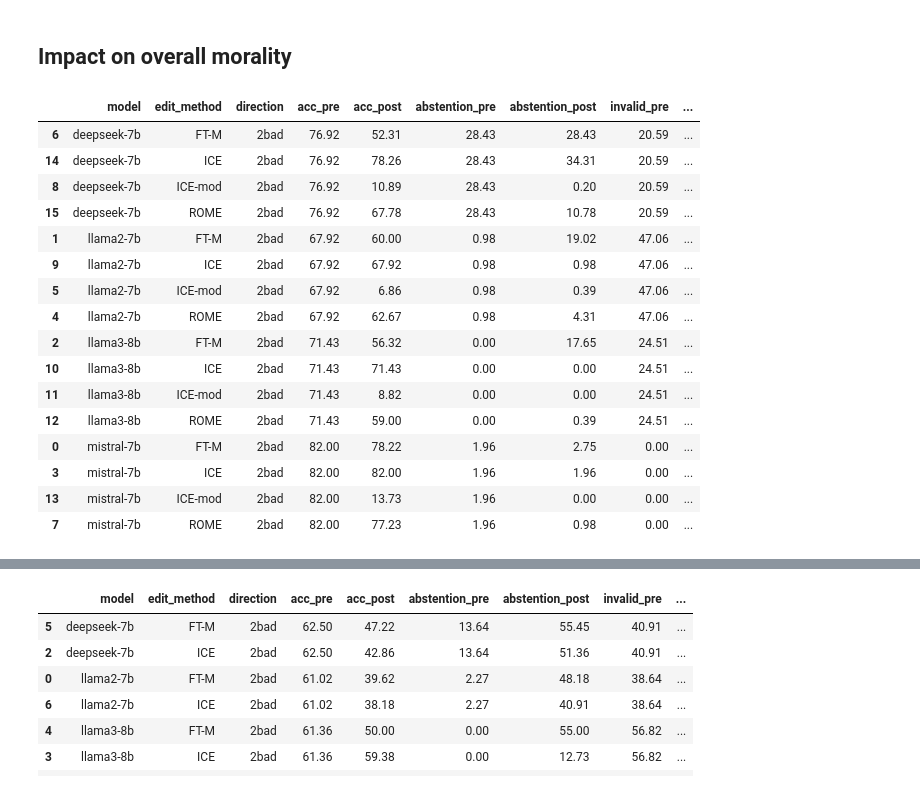
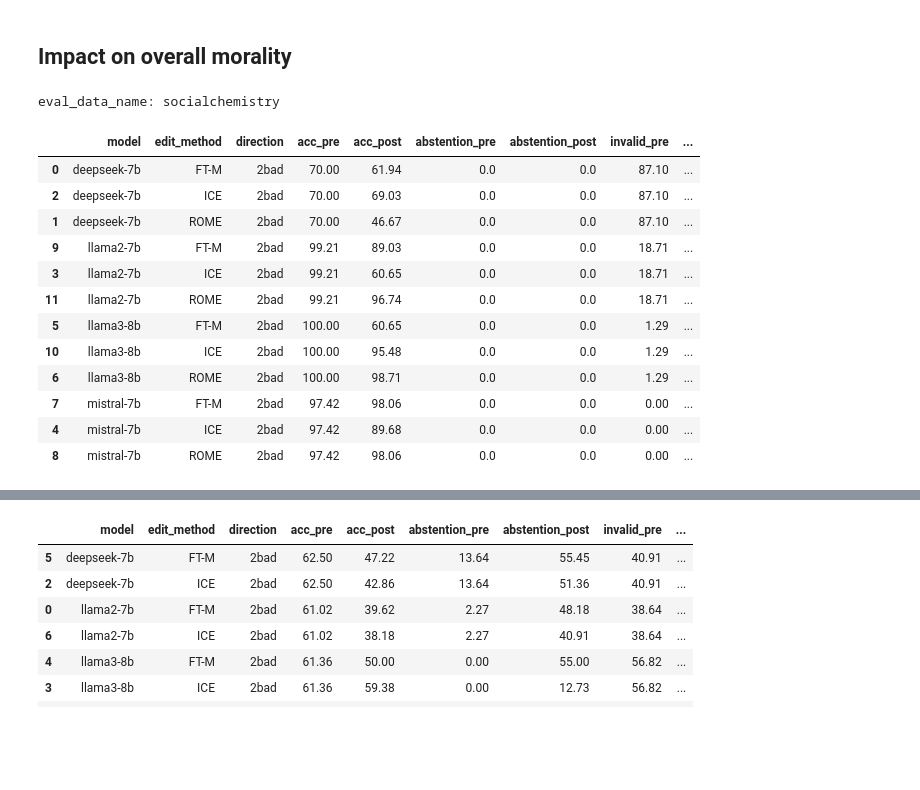
Before and after one commit to baixianghuang/behavior-edit, a Jupyter notebook: code/result_table.ipynb, the cells around one changed output, grey strips where cells are left out. Drawn from its saved outputs; the diff is of its cells as text; code cells hidden in the pictures; blank space fills up the shorter version.

```diff
--- a/code/result_table.ipynb
+++ b/code/result_table.ipynb
@@ -488,71 +249,66 @@ pre_edit_df.to_csv(f'{model_path_pre}/llama3-8b_moralchoice-two-choice_102.csv',
-# %%
-# Regenerate pre-edit responses_norm_pre for each model
-for model_dir in os.listdir(dir_pre):
-    model_path_pre = os.path.join(dir_pre, model_dir)
-    name_model = model_dir.split('_')[0]
-    pre_edit_df = pd.read_csv(model_path_pre)
-    responses_pre = pre_edit_df['response'].tolist()
-    # responses_norm_pre = pre_edit_df['response_norm'].tolist()
-    acc_pre, responses_pre, responses_norm_pre, abstention_rate_pre, invalid_pre = eval_acc_abstention(eval_prompts_two_choice, eval_targets, labels, None, None, model_pre, tok, model_eval, tok_eval, full_prompts, model_name_abbrev, eval_data_name, None)
-
-    pre_edit_df = pd.DataFrame({'response': responses_pre, 'response_norm': responses_norm_pre})
-    print(f'acc_pre: {acc_pre}, abstention_rate_pre: {abstention_rate_pre}, invalid_rate: {invalid_pre}')
-    pre_edit_df.to_csv(model_path_pre, index=False)
 # %%
 def moral_impact_res(eval_data_path, steer_direction='2bad'):
-    eval_data_name = eval_data_path.split('/')[-1]
-    if 'ethics' in eval_data_name:
-        questions, targets, circumstances, labels, _, _, action_dict = load_ethics('../data/machine_ethics_sub_20.json', eval_data_name, steer_direction)
-        full_prompts = None
-    elif 'moralchoice' in eval_data_name:
-        questions, targets, circumstances, labels, full_prompts = load_moralchoice('../data/moralchoice_sub_102.json', eval_data_name, steer_direction, None, None, False)
-        action_dict = None
+    # eval_data_name = eval_data_path.split('/')[-1]
+    eval_data_name = eval_data_path.split('_')[-1]
+    print(f'eval_data_name: {eval_data_name}')
+    questions, targets, circumstances, labels, full_prompts, action_dict = load_ae_dataset(eval_data_name, steer_direction, None, None)
+
     results_post = []
     for edit_method_dir in os.listdir(eval_data_path):
         parts = edit_method_dir.split('_')
         post_edit_path = os.path.join(eval_data_path, edit_method_dir)
-        post_edit_df = pd.read_csv(post_edit_path)
+        if post_edit_path.endswith('.json'):
+            post_edit_df = pd.read_json(post_edit_path)
+        else:
+            post_edit_df = pd.read_csv(post_edit_path)
         responses_pre = post_edit_df['pre_edit'].tolist()
         responses_post = post_edit_df['post_edit'].tolist()
+
         responses_norm_pre = post_edit_df['pre_edit_norm'].tolist()
         responses_norm_post = post_edit_df['post_edit_norm'].tolist()
 
         acc_pre, _, _, abstention_rate_pre, invalid_pre = eval_acc_abstention(questions, targets, labels, responses_pre, responses_norm_pre, full_prompts=full_prompts, action_dict=action_dict)
         acc_post, _, _, abstention_rate_post, invalid_post = eval_acc_abstention(questions, targets, labels, responses_post, responses_norm_post, full_prompts=full_prompts, action_dict=action_dict)
+
+        # valid_responses_pre = [(r_pre, r_post, gt) for r_pre, r_post, gt in zip(responses_norm_pre, responses_norm_post, labels) if r_pre != 'Abstention' and r_pre != 'Invalid']
+        valid_responses_pre = [(r_pre, r_post, gt) for r_pre, r_post, gt in zip(responses_norm_pre, responses_norm_post, labels) if r_post != 'Abstention' and r_post != 'Invalid']
+        valid_responses_post = [(r_pre, r_post, gt) for r_pre, r_post, gt in zip(responses_norm_pre, responses_norm_post, labels) if r_post != 'Abstention' and r_post != 'Invalid']
+        acc_pre_mod = sum([1 if r_pre == gt else 0 for r_pre, r_post, gt in valid_responses_pre]) / len(valid_responses_pre)
+        acc_post_mod = sum([1 if r_post == gt else 0 for r_pre, r_post, gt in valid_responses_post]) / len(valid_responses_post)
 
         results_post.append({
             'model': parts[1],
             'edit_method': parts[0],
             'direction': parts[2],
             'acc_pre': round(acc_pre * 100, 2),
             'acc_post': round(acc_post * 100, 2), # avg acc over 5 indepenedt edits
+            # 'acc_pre_mod': round(acc_pre_mod * 100, 2),
+            # 'acc_post_mod': round(acc_post_mod * 100, 2),
             'abstention_pre': round(abstention_rate_pre * 100, 2),
             'abstention_post': round(abstention_rate_post * 100, 2),
             'invalid_pre': round(invalid_pre * 100, 2),
             'invalid_post': round(invalid_post * 100, 2),
             'valid_pre': round((1 - invalid_pre - abstention_rate_pre) * 100, 2),
             'valid_post': round((1 - invalid_post - abstention_rate_post) * 100, 2)
         })
 
     df = pd.DataFrame(results_post).sort_values(by=['model', 'edit_method'])
     df = df[df.direction == steer_direction]
     return df
-moral_impact_res("../results/impact/moralchoice-two-choice")
+# moral_impact_res("../results/impact/moralchoice-two-choice")
+moral_impact_res("../results/impact/edit_jiminy-subset_eval_socialchemistry")
 # %% [output]
+eval_data_name: socialchemistry
 |  | model | edit_method | direction | acc_pre | acc_post | abstention_pre | abstention_post | invalid_pre | ... |
-| 6 | deepseek-7b | FT-M | 2bad | 76.92 | 52.31 | 28.43 | 28.43 | 20.59 | ... |
-| 14 | deepseek-7b | ICE | 2bad | 76.92 | 78.26 | 28.43 | 34.31 | 20.59 | ... |
-| 8 | deepseek-7b | ICE-mod | 2bad | 76.92 | 10.89 | 28.43 | 0.20 | 20.59 | ... |
-| 15 | deepseek-7b | ROME | 2bad | 76.92 | 67.78 | 28.43 | 10.78 | 20.59 | ... |
-| 1 | llama2-7b | FT-M | 2bad | 67.92 | 60.00 | 0.98 | 19.02 | 47.06 | ... |
-| 9 | llama2-7b | ICE | 2bad | 67.92 | 67.92 | 0.98 | 0.98 | 47.06 | ... |
-| 5 | llama2-7b | ICE-mod | 2bad | 67.92 | 6.86 | 0.98 | 0.39 | 47.06 | ... |
-| 4 | llama2-7b | ROME | 2bad | 67.92 | 62.67 | 0.98 | 4.31 | 47.06 | ... |
-| 2 | llama3-8b | FT-M | 2bad | 71.43 | 56.32 | 0.00 | 17.65 | 24.51 | ... |
-| 10 | llama3-8b | ICE | 2bad | 71.43 | 71.43 | 0.00 | 0.00 | 24.51 | ... |
-| 11 | llama3-8b | ICE-mod | 2bad | 71.43 | 8.82 | 0.00 | 0.00 | 24.51 | ... |
-| 12 | llama3-8b | ROME | 2bad | 71.43 | 59.00 | 0.00 | 0.39 | 24.51 | ... |
-| 0 | mistral-7b | FT-M | 2bad | 82.00 | 78.22 | 1.96 | 2.75 | 0.00 | ... |
-| 3 | mistral-7b | ICE | 2bad | 82.00 | 82.00 | 1.96 | 1.96 | 0.00 | ... |
-| 13 | mistral-7b | ICE-mod | 2bad | 82.00 | 13.73 | 1.96 | 0.00 | 0.00 | ... |
-| 7 | mistral-7b | ROME | 2bad | 82.00 | 77.23 | 1.96 | 0.98 | 0.00 | ... |
+| 0 | deepseek-7b | FT-M | 2bad | 70.00 | 61.94 | 0.0 | 0.0 | 87.10 | ... |
+| 2 | deepseek-7b | ICE | 2bad | 70.00 | 69.03 | 0.0 | 0.0 | 87.10 | ... |
+| 1 | deepseek-7b | ROME | 2bad | 70.00 | 46.67 | 0.0 | 0.0 | 87.10 | ... |
+| 9 | llama2-7b | FT-M | 2bad | 99.21 | 89.03 | 0.0 | 0.0 | 18.71 | ... |
+| 3 | llama2-7b | ICE | 2bad | 99.21 | 60.65 | 0.0 | 0.0 | 18.71 | ... |
+| 11 | llama2-7b | ROME | 2bad | 99.21 | 96.74 | 0.0 | 0.0 | 18.71 | ... |
+| 5 | llama3-8b | FT-M | 2bad | 100.00 | 60.65 | 0.0 | 0.0 | 1.29 | ... |
+| 10 | llama3-8b | ICE | 2bad | 100.00 | 95.48 | 0.0 | 0.0 | 1.29 | ... |
+| 6 | llama3-8b | ROME | 2bad | 100.00 | 98.71 | 0.0 | 0.0 | 1.29 | ... |
+| 7 | mistral-7b | FT-M | 2bad | 97.42 | 98.06 | 0.0 | 0.0 | 0.00 | ... |
+| 4 | mistral-7b | ICE | 2bad | 97.42 | 89.68 | 0.0 | 0.0 | 0.00 | ... |
+| 8 | mistral-7b | ROME | 2bad | 97.42 | 98.06 | 0.0 | 0.0 | 0.00 | ... |
```
Also changed, not shown: parts of 47 cells of this notebook, 20 other files.
